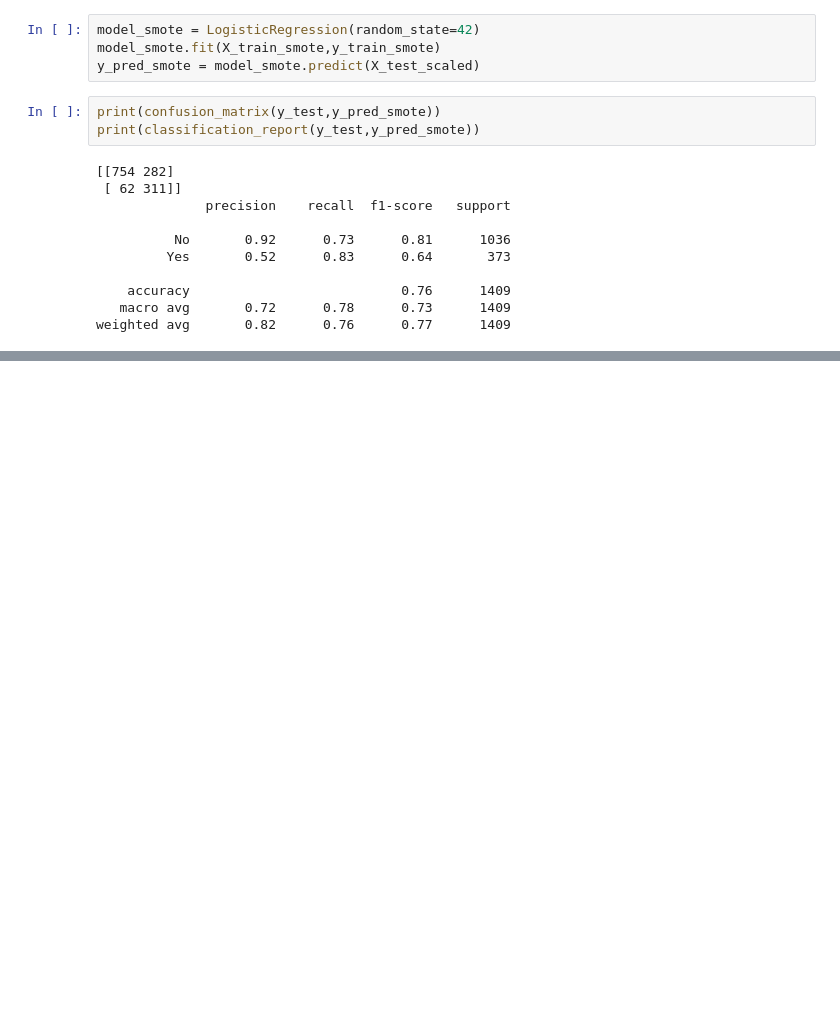
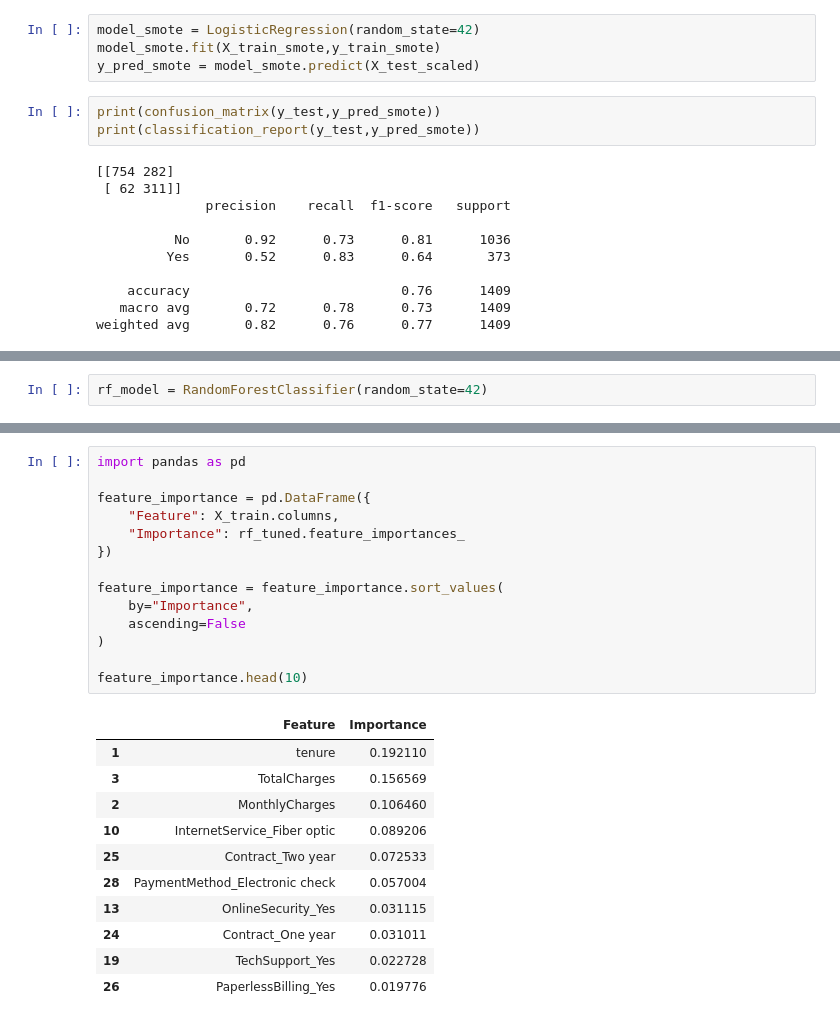
Before and after one commit to gobarihimanshu071/Customer-Churn-Prediction, a Jupyter notebook: notebook/churn_analysis.ipynb, the cells around one changed output, grey strips where cells are left out. Drawn from its saved outputs; the diff is of its cells as text; blank space fills up the shorter version.

```diff
--- a/notebook/churn_analysis.ipynb
+++ b/notebook/churn_analysis.ipynb
@@ -716,0 +719,2 @@ weighted avg       0.82      0.76      0.77      1409
+# %%
+rf_model = RandomForestClassifier(random_state=42)
@@ -716,0 +818,26 @@ weighted avg       0.82      0.76      0.77      1409
+# %%
+import pandas as pd
+
+feature_importance = pd.DataFrame({
+    "Feature": X_train.columns,
+    "Importance": rf_tuned.feature_importances_
+})
+
+feature_importance = feature_importance.sort_values(
+    by="Importance",
+    ascending=False
+)
+
+feature_importance.head(10)
+# %% [output]
+|  | Feature | Importance |
+| 1 | tenure | 0.192110 |
+| 3 | TotalCharges | 0.156569 |
+| 2 | MonthlyCharges | 0.106460 |
+| 10 | InternetService_Fiber optic | 0.089206 |
+| 25 | Contract_Two year | 0.072533 |
+| 28 | PaymentMethod_Electronic check | 0.057004 |
+| 13 | OnlineSecurity_Yes | 0.031115 |
+| 24 | Contract_One year | 0.031011 |
+| 19 | TechSupport_Yes | 0.022728 |
+| 26 | PaperlessBilling_Yes | 0.019776 |
```
Also changed, not shown: parts of 13 cells of this notebook, 7 other files.
